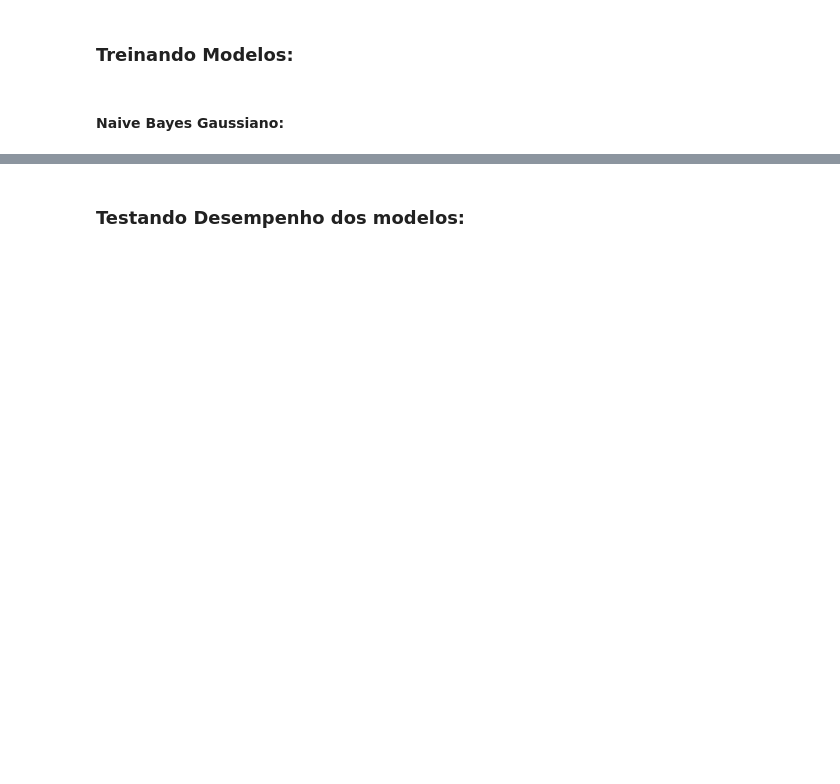
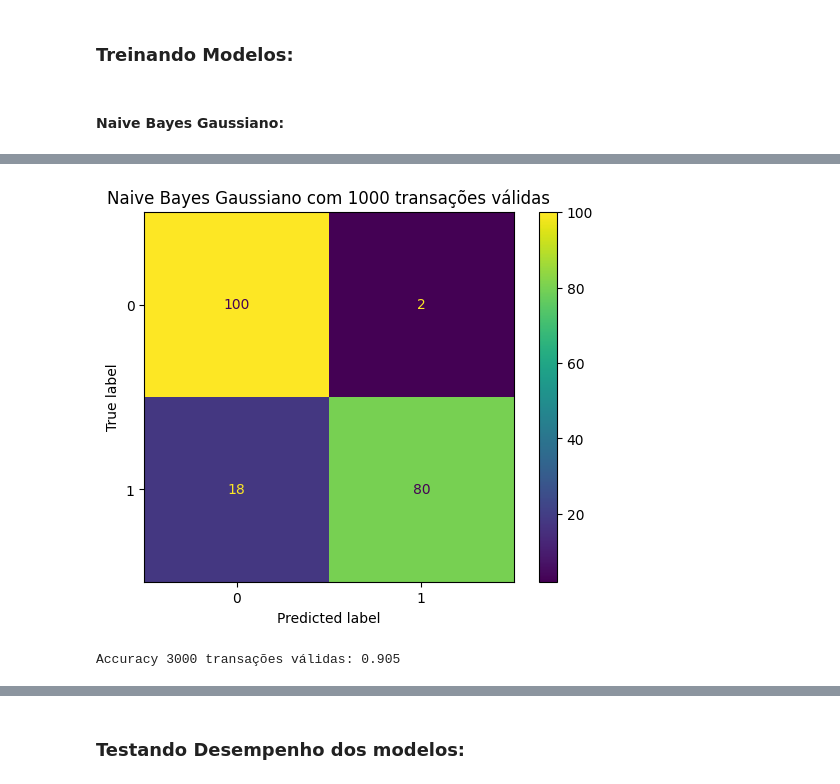
Before and after one commit to ProjektVek/TCC-UNIP, a Jupyter notebook: TCC.ipynb, the cells around one changed output, grey strips where cells are left out. Saved outputs shown, nothing was run; the diff lists cells and outputs as text; code cells hidden in the pictures; blank space fills up the shorter version.

```diff
--- a/TCC.ipynb
+++ b/TCC.ipynb
@@ -314,0 +307,6 @@ Accuracy 3000 transações válidas: 0.905
+# %%
+ConfusionMatrixDisplay.from_predictions(test_class, predict_gausian_1000)
+plot.title('Naive Bayes Gaussiano com 1000 transações válidas')
+plot.show()
+# %% [output]
+[figure, added]
@@ -314,0 +316,7 @@ Accuracy 3000 transações válidas: 0.905
+# %%
+GNB = GaussianNB()
+GNB.fit(data_train_3000, class_train_3000)
+predict_gausian_3000 = GNB.predict(test)
+print(f'Accuracy 3000 transações válidas: {accuracy_score(test_class, predict_gausian_3000)}')
+# %% [output]
+Accuracy 3000 transações válidas: 0.905
```
Also changed, not shown: parts of 40 cells of this notebook.
